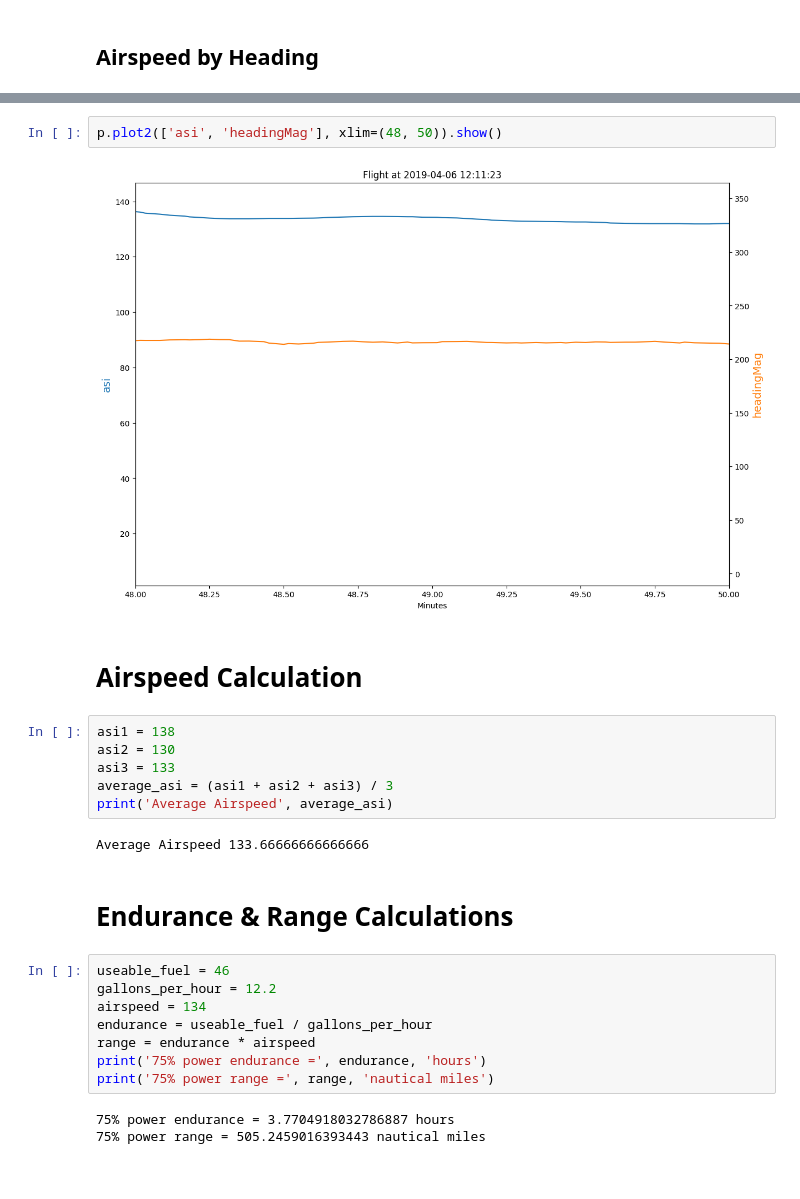
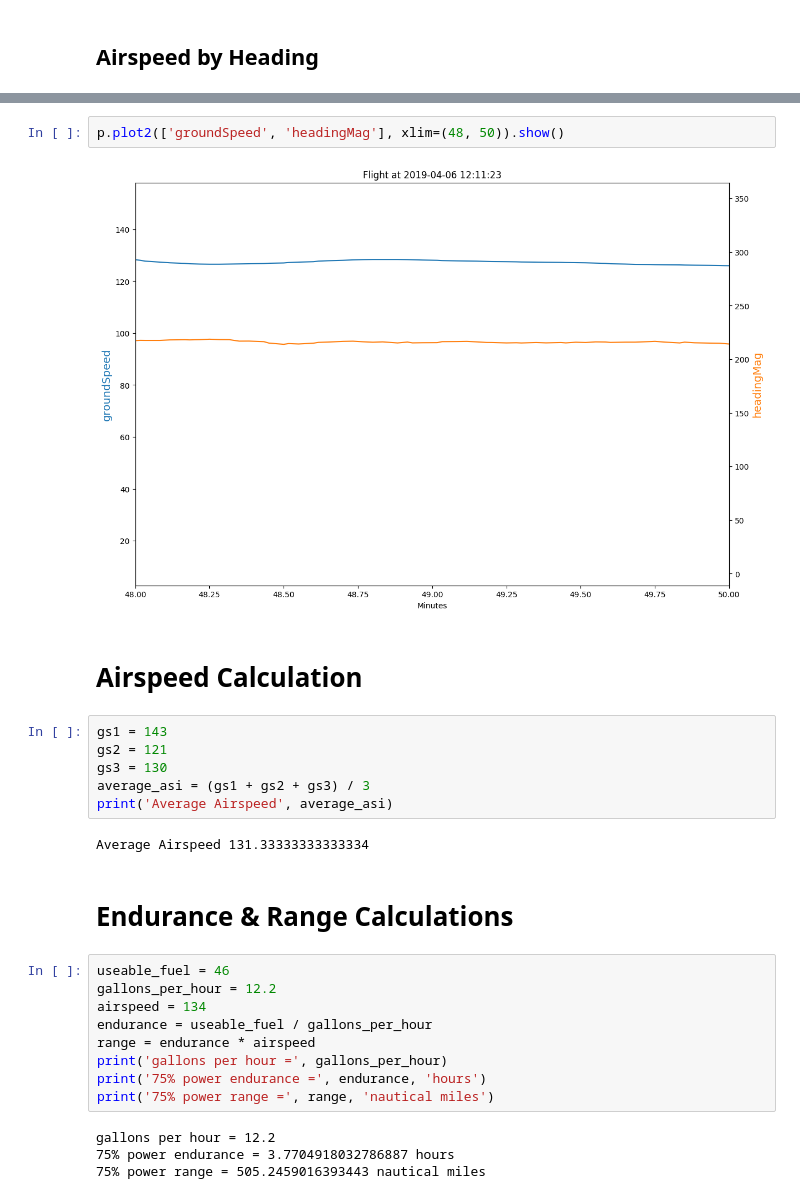
Before and after one commit to azemon/MglEfisPlotter, a Jupyter notebook: notebooks/2019-04-06/overview.ipynb, the cells around one changed output, grey strips where cells are left out. Cells and saved outputs as stored; diff of their text form.

Commit message:
fix airspeed calculation

```diff
--- a/notebooks/2019-04-06/overview.ipynb
+++ b/notebooks/2019-04-06/overview.ipynb
@@ -52,17 +52,17 @@ p.plot2(['asi', 'headingMag'], xlim=(44.5, 47)).show()
 # %%
-p.plot2(['asi', 'headingMag'], xlim=(48, 50)).show()
+p.plot2(['groundSpeed', 'headingMag'], xlim=(48, 50)).show()
 # %% [output]
-[figure, old version]
+[figure, new version]
 # %% [markdown]
 # Airspeed Calculation
 # %%
-asi1 = 138
-asi2 = 130
-asi3 = 133
-average_asi = (asi1 + asi2 + asi3) / 3
+gs1 = 143
+gs2 = 121
+gs3 = 130
+average_asi = (gs1 + gs2 + gs3) / 3
 print('Average Airspeed', average_asi)
 # %% [output]
-Average Airspeed 133.66666666666666
+Average Airspeed 131.33333333333334
 # %% [markdown]
 # Endurance & Range Calculations
 # %%
@@ -71,9 +71,11 @@ gallons_per_hour = 12.2
 airspeed = 134
 endurance = useable_fuel / gallons_per_hour
 range = endurance * airspeed
+print('gallons per hour =', gallons_per_hour)
 print('75% power endurance =', endurance, 'hours')
 print('75% power range =', range, 'nautical miles')
 # %% [output]
+gallons per hour = 12.2
 75% power endurance = 3.7704918032786887 hours
 75% power range = 505.2459016393443 nautical miles
 # %%
```
Also changed, not shown: parts of 3 cells of this notebook, 7 other files.
